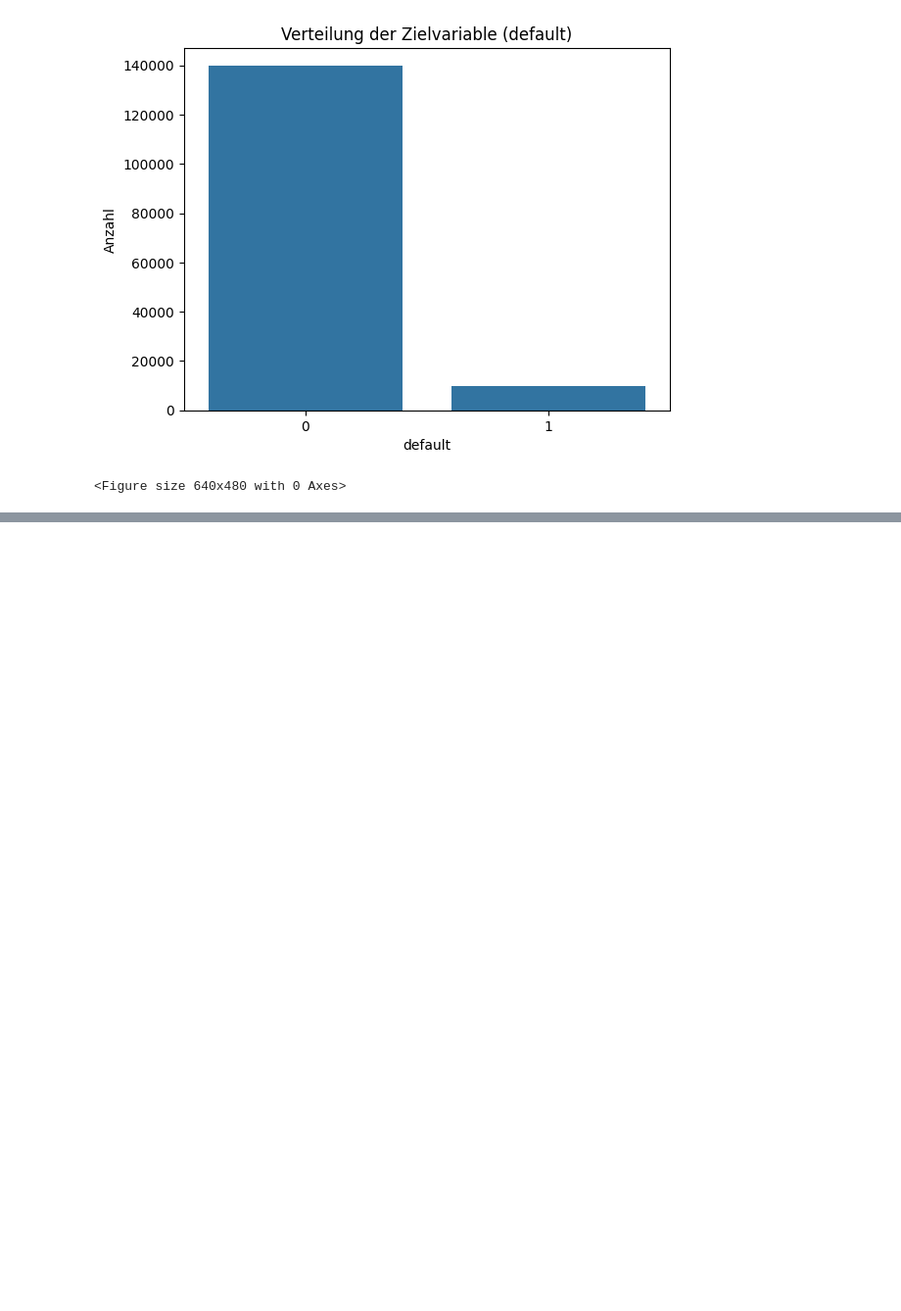
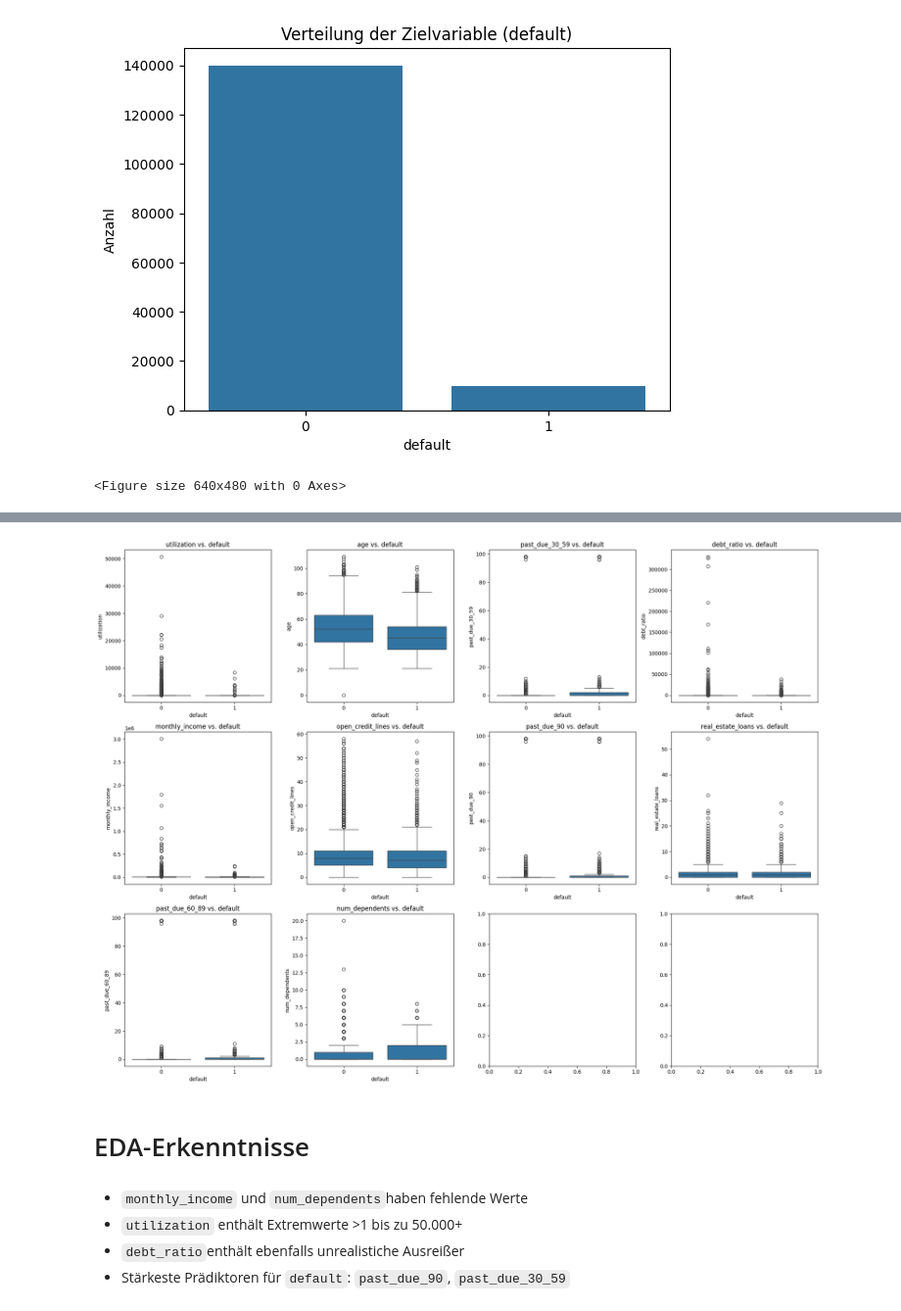
Before and after one commit to andreasbuananda/credit-scoring-pd-model, a Jupyter notebook: notebook/01_EDA.ipynb, the cells around one changed output, grey strips where cells are left out. Shown at 98% size. Cells and saved outputs as stored; diff of their text form; code cells hidden in the pictures; blank space fills up the shorter version.

```diff
--- a/notebook/01_EDA.ipynb
+++ b/notebook/01_EDA.ipynb
@@ -115,0 +154,23 @@ plt.savefig('/Users/adhyutabuananda/Library/Mobile Documents/com~apple~CloudDocs
+# %%
+fig, axes = plt.subplots(3, 4,
+                         figsize=(20, 15))
+features = df_train.columns.drop('default')
+for i, feature in enumerate(features):
+    row = i // 4
+    col = i % 4
+    sns.boxplot(x='default',
+                y=feature,
+                data=df_train,
+                ax=axes[row, col])
+    axes[row, col].set_title(f'{feature} vs. default')
+plt.tight_layout()
+plt.show()
+# %% [output]
+[figure, added]
+# %% [markdown]
+# EDA-Erkenntnisse
+# %% [markdown]
+- `monthly_income` und `num_dependents`haben fehlende Werte
+- `utilization` enthält Extremwerte >1 bis zu 50.000+
+- `debt_ratio`enthält ebenfalls unrealistiche Ausreißer
+- Stärkeste Prädiktoren für `default`: `past_due_90`, `past_due_30_59`
```
Also changed, not shown: parts of 6 cells of this notebook, 6 other files.
